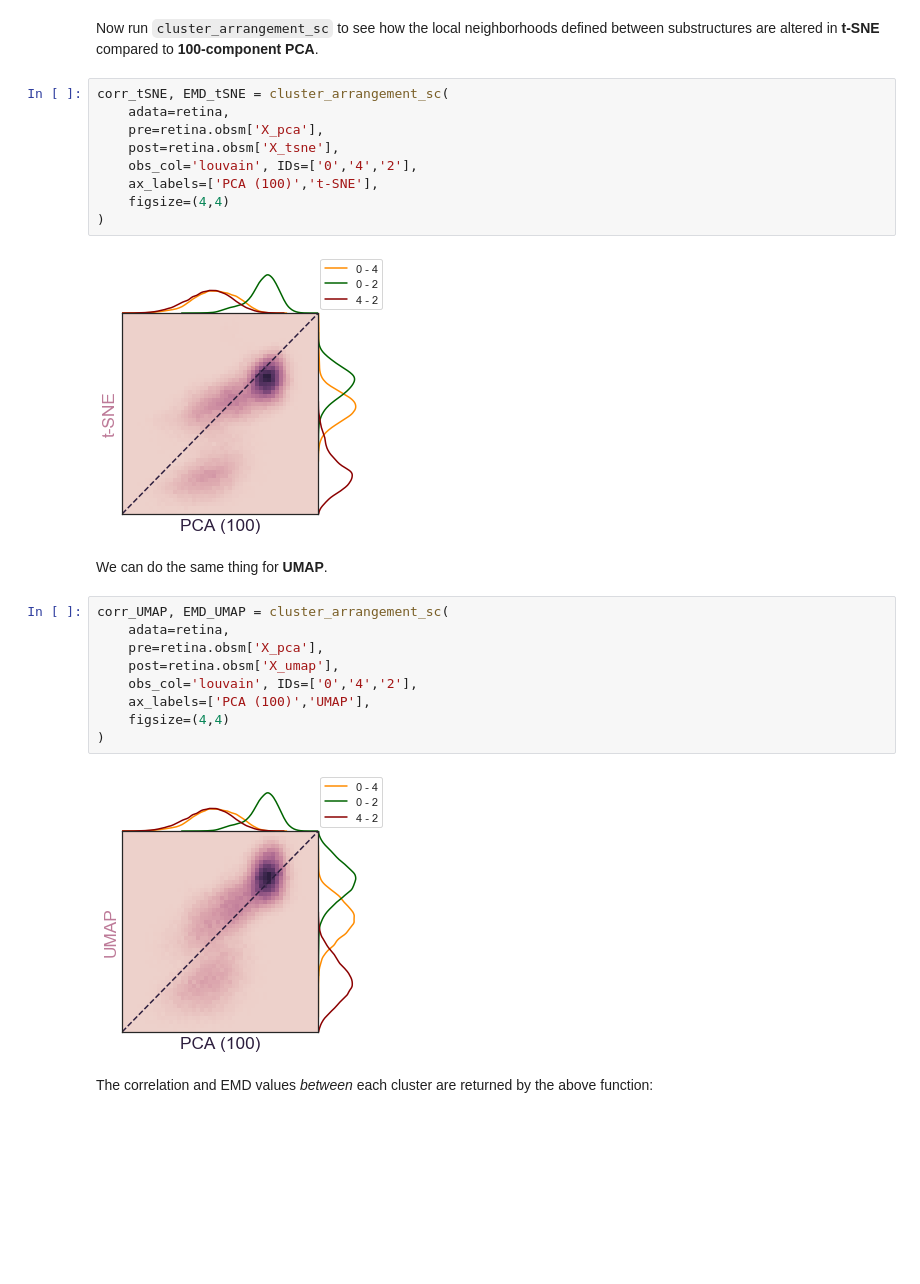
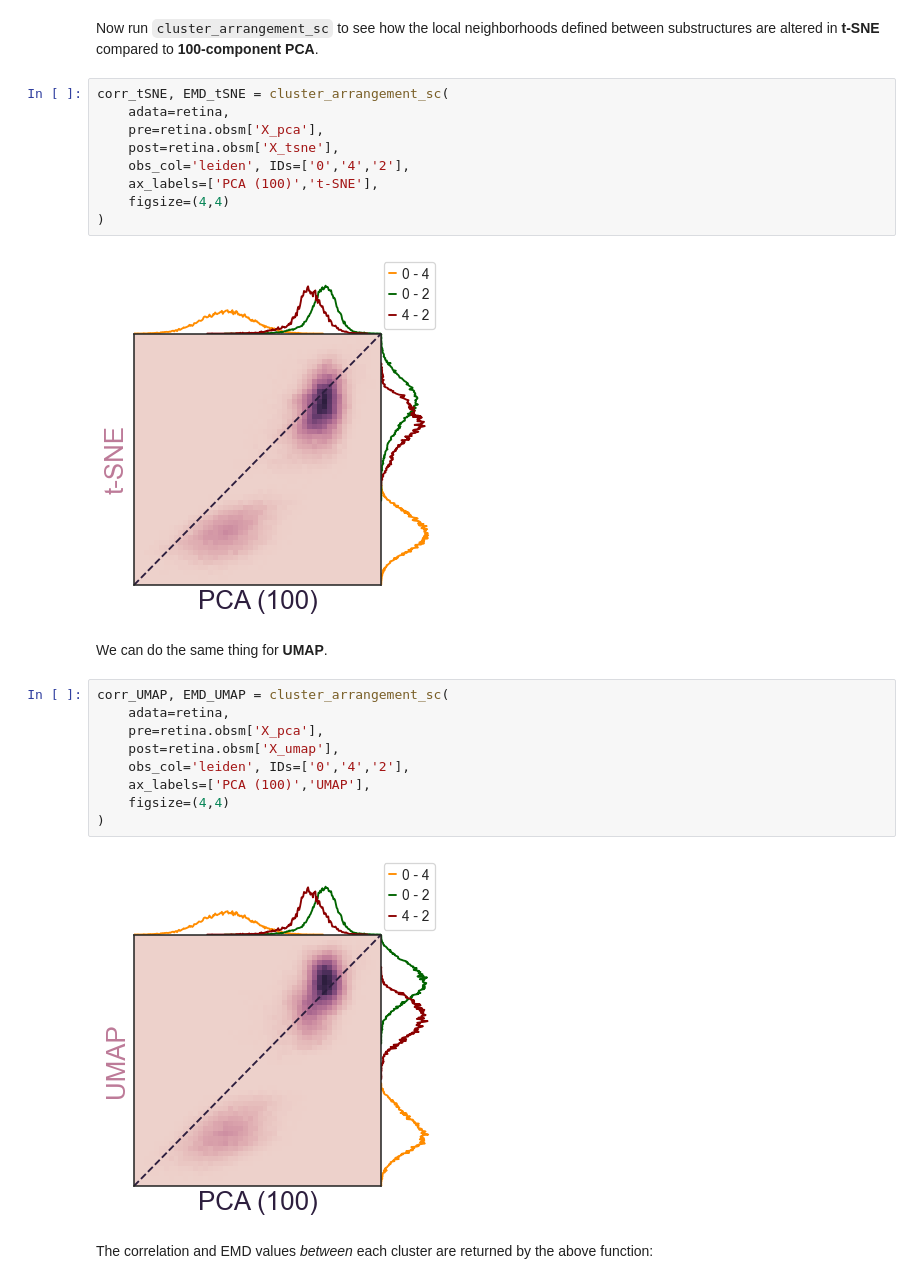
Before and after one commit to Ken-Lau-Lab/DR-structure-preservation, a Jupyter notebook: distance_preservation_tutorial.ipynb, the cells around one changed output. Cells and saved outputs as stored; diff of their text form; blank space fills up the shorter version.

Commit message:
replacing louvain with leiden for tutorial and defaults

```diff
--- a/distance_preservation_tutorial.ipynb
+++ b/distance_preservation_tutorial.ipynb
@@ -231,14 +231,14 @@ Now run `cluster_arrangement_sc` to see how the local neighborhoods defined betw
 # %%
 corr_tSNE, EMD_tSNE = cluster_arrangement_sc(
     adata=retina,
     pre=retina.obsm['X_pca'],
     post=retina.obsm['X_tsne'],
-    obs_col='louvain', IDs=['0','4','2'],
+    obs_col='leiden', IDs=['0','4','2'],
     ax_labels=['PCA (100)','t-SNE'],
     figsize=(4,4)
 )
 # %% [output]
-[figure, old version]
+[figure, new version]
 # %% [markdown]
 We can do the same thing for __UMAP__.
 # %%
@@ -246,12 +246,12 @@ corr_UMAP, EMD_UMAP = cluster_arrangement_sc(
     adata=retina,
     pre=retina.obsm['X_pca'],
     post=retina.obsm['X_umap'],
-    obs_col='louvain', IDs=['0','4','2'],
+    obs_col='leiden', IDs=['0','4','2'],
     ax_labels=['PCA (100)','UMAP'],
     figsize=(4,4)
 )
 # %% [output]
-[figure, old version]
+[figure, new version]
 # %% [markdown]
 The correlation and EMD values _between_ each cluster are returned by the above function:
 # %%
```
Also changed, not shown: parts of 20 cells of this notebook, 1 other file.
